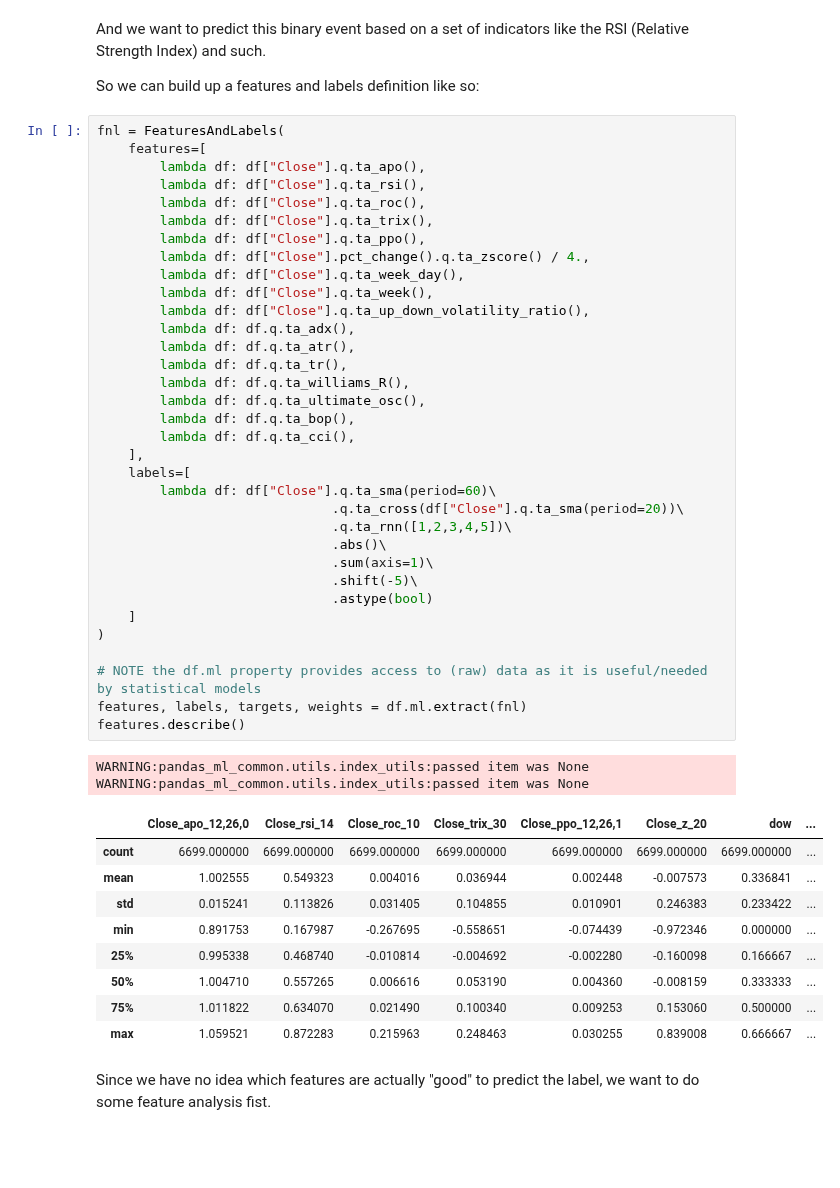
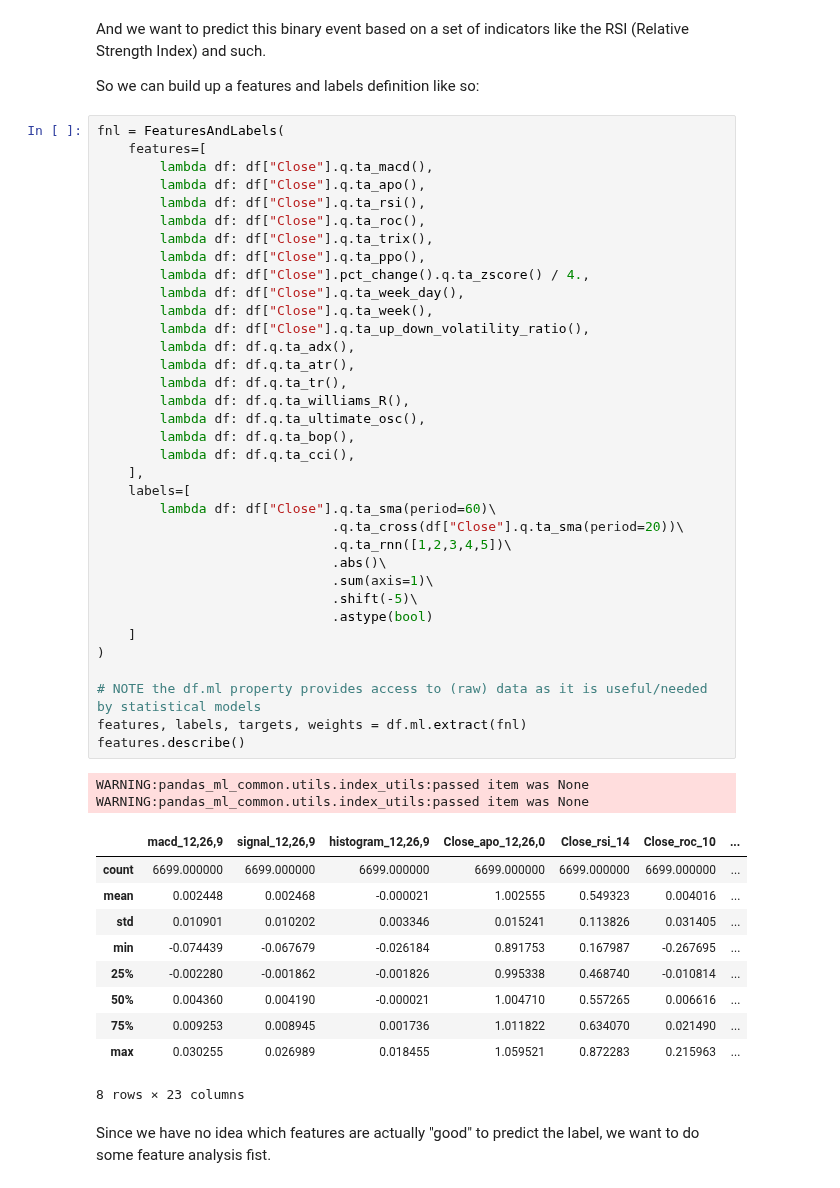
Before and after one commit to KIC/pandas-ml-quant, a Jupyter notebook: Readme.ipynb, the cells around one changed output. Saved outputs shown, nothing was run; the diff lists cells and outputs as text; blank space fills up the shorter version.

```diff
--- a/Readme.ipynb
+++ b/Readme.ipynb
@@ -78,6 +78,7 @@ So we can build up a features and labels definition like so:
 # %%
 fnl = FeaturesAndLabels(
     features=[
+        lambda df: df["Close"].q.ta_macd(),
         lambda df: df["Close"].q.ta_apo(),
         lambda df: df["Close"].q.ta_rsi(),
         lambda df: df["Close"].q.ta_roc(),
@@ -85,42 +86,43 @@ fnl = FeaturesAndLabels(
         lambda df: df["Close"].q.ta_ppo(),
         lambda df: df["Close"].pct_change().q.ta_zscore() / 4.,
         lambda df: df["Close"].q.ta_week_day(),
         lambda df: df["Close"].q.ta_week(),
         lambda df: df["Close"].q.ta_up_down_volatility_ratio(),
         lambda df: df.q.ta_adx(),
         lambda df: df.q.ta_atr(),
         lambda df: df.q.ta_tr(),
         lambda df: df.q.ta_williams_R(),
         lambda df: df.q.ta_ultimate_osc(),
         lambda df: df.q.ta_bop(),
         lambda df: df.q.ta_cci(),
     ],
     labels=[
         lambda df: df["Close"].q.ta_sma(period=60)\
                               .q.ta_cross(df["Close"].q.ta_sma(period=20))\
                               .q.ta_rnn([1,2,3,4,5])\
                               .abs()\
                               .sum(axis=1)\
                               .shift(-5)\
                               .astype(bool)
     ]
 )
 
 # NOTE the df.ml property provides access to (raw) data as it is useful/needed by statistical models
 features, labels, targets, weights = df.ml.extract(fnl)
 features.describe()
 # %% [output]
 WARNING:pandas_ml_common.utils.index_utils:passed item was None
 WARNING:pandas_ml_common.utils.index_utils:passed item was None
-|  | Close_apo_12,26,0 | Close_rsi_14 | Close_roc_10 | Close_trix_30 | Close_ppo_12,26,1 | Close_z_20 | dow | ... |
-| count | 6699.000000 | 6699.000000 | 6699.000000 | 6699.000000 | 6699.000000 | 6699.000000 | 6699.000000 | ... |
-| mean | 1.002555 | 0.549323 | 0.004016 | 0.036944 | 0.002448 | -0.007573 | 0.336841 | ... |
-| std | 0.015241 | 0.113826 | 0.031405 | 0.104855 | 0.010901 | 0.246383 | 0.233422 | ... |
-| min | 0.891753 | 0.167987 | -0.267695 | -0.558651 | -0.074439 | -0.972346 | 0.000000 | ... |
-| 25% | 0.995338 | 0.468740 | -0.010814 | -0.004692 | -0.002280 | -0.160098 | 0.166667 | ... |
-| 50% | 1.004710 | 0.557265 | 0.006616 | 0.053190 | 0.004360 | -0.008159 | 0.333333 | ... |
-| 75% | 1.011822 | 0.634070 | 0.021490 | 0.100340 | 0.009253 | 0.153060 | 0.500000 | ... |
-| max | 1.059521 | 0.872283 | 0.215963 | 0.248463 | 0.030255 | 0.839008 | 0.666667 | ... |
+|  | macd_12,26,9 | signal_12,26,9 | histogram_12,26,9 | Close_apo_12,26,0 | Close_rsi_14 | Close_roc_10 | ... |
+| count | 6699.000000 | 6699.000000 | 6699.000000 | 6699.000000 | 6699.000000 | 6699.000000 | ... |
+| mean | 0.002448 | 0.002468 | -0.000021 | 1.002555 | 0.549323 | 0.004016 | ... |
+| std | 0.010901 | 0.010202 | 0.003346 | 0.015241 | 0.113826 | 0.031405 | ... |
+| min | -0.074439 | -0.067679 | -0.026184 | 0.891753 | 0.167987 | -0.267695 | ... |
+| 25% | -0.002280 | -0.001862 | -0.001826 | 0.995338 | 0.468740 | -0.010814 | ... |
+| 50% | 0.004360 | 0.004190 | -0.000021 | 1.004710 | 0.557265 | 0.006616 | ... |
+| 75% | 0.009253 | 0.008945 | 0.001736 | 1.011822 | 0.634070 | 0.021490 | ... |
+| max | 0.030255 | 0.026989 | 0.018455 | 1.059521 | 0.872283 | 0.215963 | ... |
+8 rows × 23 columns
 # %% [markdown]
 Since we have no idea which features are actually "good" to predict the label, we want to do some feature analysis fist.
 # %%
```
Also changed, not shown: parts of 6 cells of this notebook.
